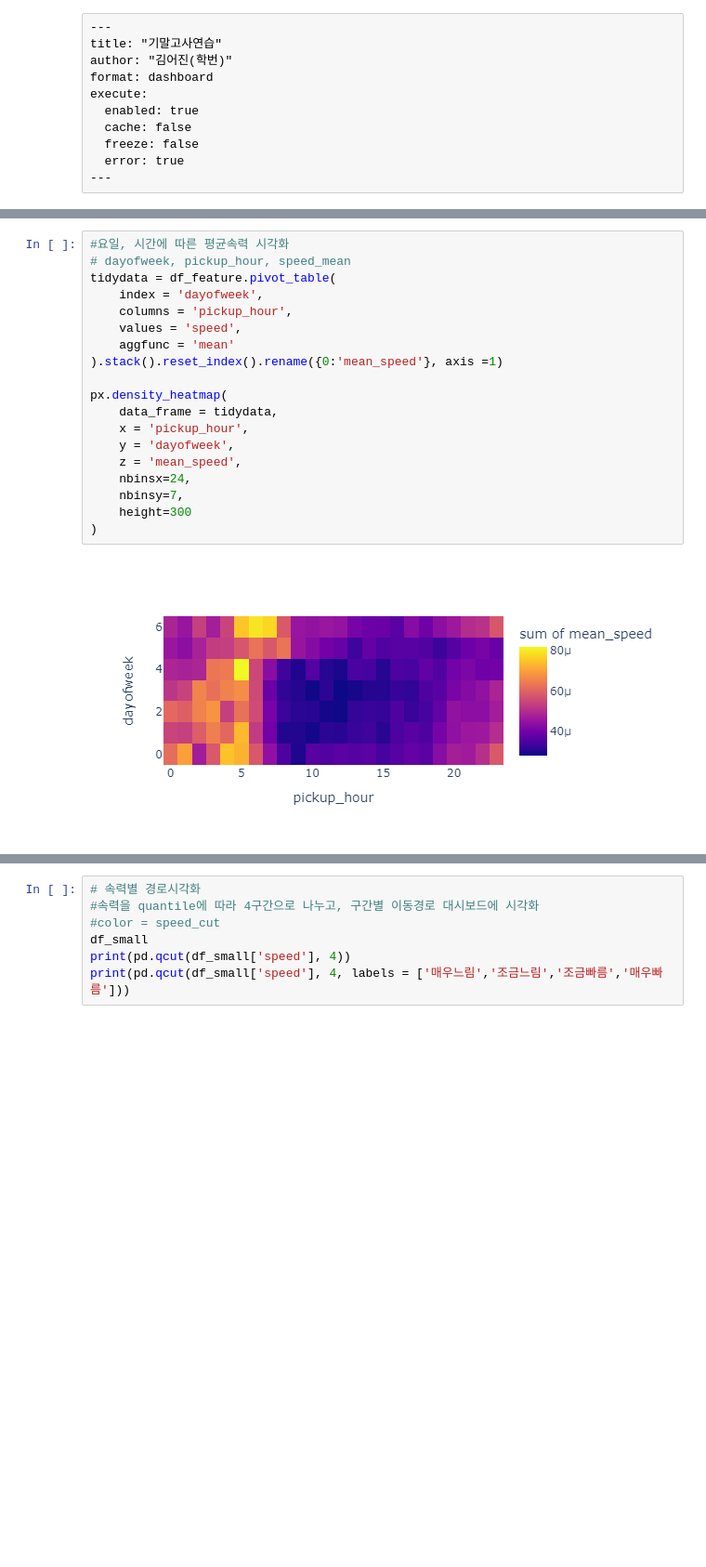
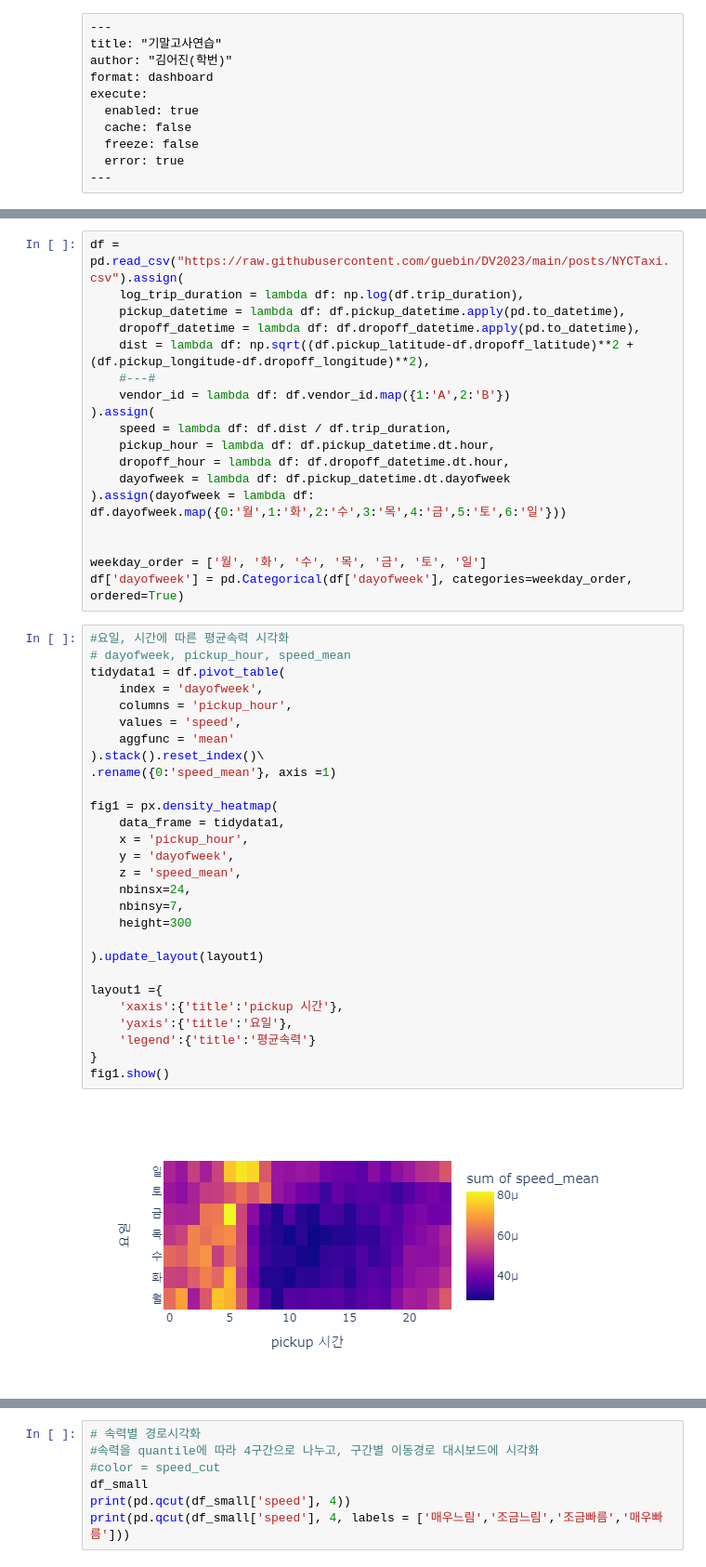
Before and after one commit to e0jin/final_test, a Jupyter notebook: ftest.ipynb, the cells around one changed output, grey strips where cells are left out. Shown at 93% size. Saved outputs shown, nothing was run; the diff lists cells and outputs as text; blank space fills up the shorter version.

```diff
--- a/ftest.ipynb
+++ b/ftest.ipynb
@@ -136,26 +136,53 @@ fig3.show(config={'scrollZoom':False})
 
 # 에너지사용량(지리정보시각화) 2-(1)
 # 에너지사용량(지리정보시각화) 2-(2)
+# %%
+df = pd.read_csv("https://raw.githubusercontent.com/guebin/DV2023/main/posts/NYCTaxi.csv").assign(
+    log_trip_duration = lambda df: np.log(df.trip_duration),
+    pickup_datetime = lambda df: df.pickup_datetime.apply(pd.to_datetime),
+    dropoff_datetime = lambda df: df.dropoff_datetime.apply(pd.to_datetime),
+    dist = lambda df: np.sqrt((df.pickup_latitude-df.dropoff_latitude)**2 + (df.pickup_longitude-df.dropoff_longitude)**2),
+    #---#
+    vendor_id = lambda df: df.vendor_id.map({1:'A',2:'B'})
+).assign(
+    speed = lambda df: df.dist / df.trip_duration,
+    pickup_hour = lambda df: df.pickup_datetime.dt.hour,
+    dropoff_hour = lambda df: df.dropoff_datetime.dt.hour,
+    dayofweek = lambda df: df.pickup_datetime.dt.dayofweek
+).assign(dayofweek = lambda df: df.dayofweek.map({0:'월',1:'화',2:'수',3:'목',4:'금',5:'토',6:'일'}))
+
+
+weekday_order = ['월', '화', '수', '목', '금', '토', '일']
+df['dayofweek'] = pd.Categorical(df['dayofweek'], categories=weekday_order, ordered=True)
 # %%
 #요일, 시간에 따른 평균속력 시각화
 # dayofweek, pickup_hour, speed_mean
-tidydata = df_feature.pivot_table(
+tidydata1 = df.pivot_table(
     index = 'dayofweek',
     columns = 'pickup_hour',
     values = 'speed',
     aggfunc = 'mean'
-).stack().reset_index().rename({0:'mean_speed'}, axis =1)
+).stack().reset_index()\
+.rename({0:'speed_mean'}, axis =1)
 
-px.density_heatmap(
-    data_frame = tidydata,
+fig1 = px.density_heatmap(
+    data_frame = tidydata1,
     x = 'pickup_hour',
     y = 'dayofweek',
-    z = 'mean_speed',
+    z = 'speed_mean',
     nbinsx=24,
     nbinsy=7,
     height=300
-)
+
+).update_layout(layout1)
+
+layout1 ={
+    'xaxis':{'title':'pickup 시간'},
+    'yaxis':{'title':'요일'},
+    'legend':{'title':'평균속력'}
+}
+fig1.show()
 # %% [output]
-[figure, old version]
+[figure, new version]
 # %%
 #요일,시간에 따른 평균이동거리 시각화
```
Also changed, not shown: parts of 8 cells of this notebook, 2 other files.
